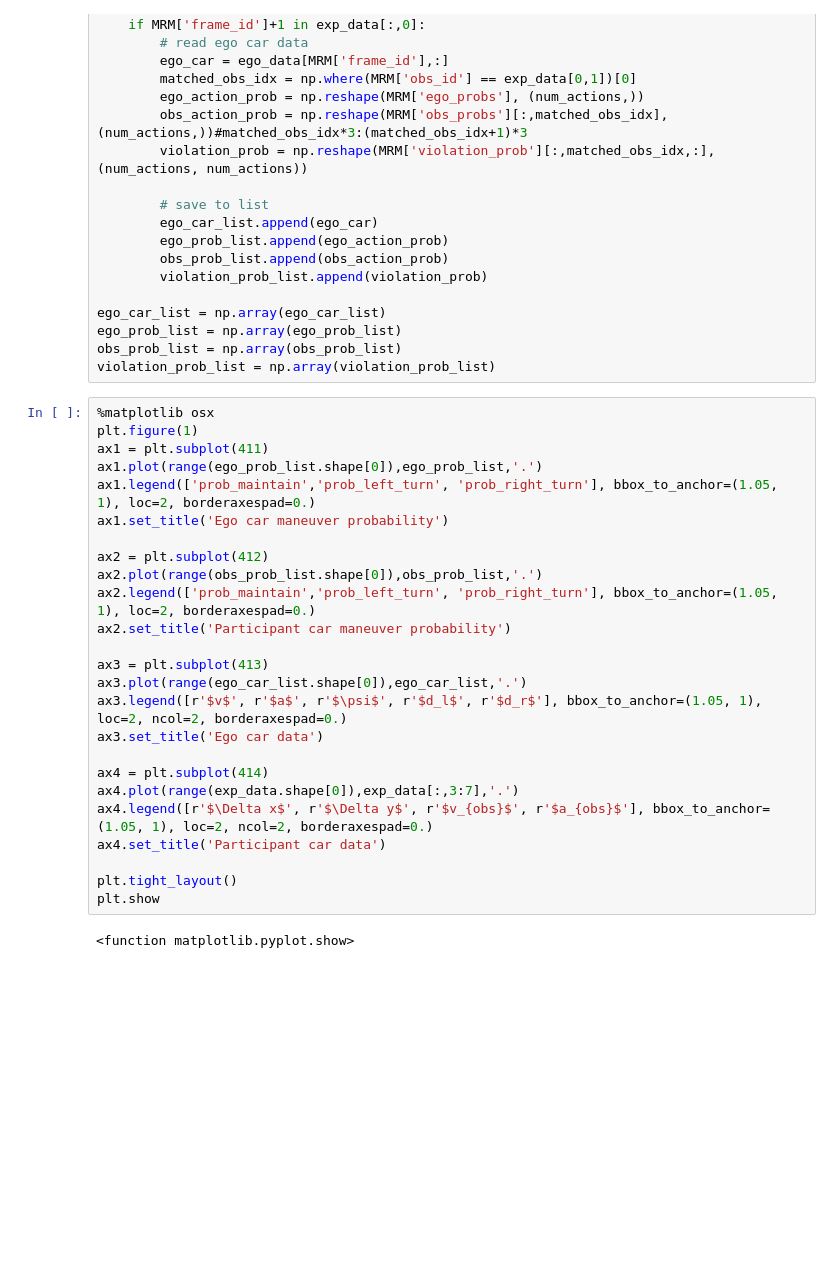
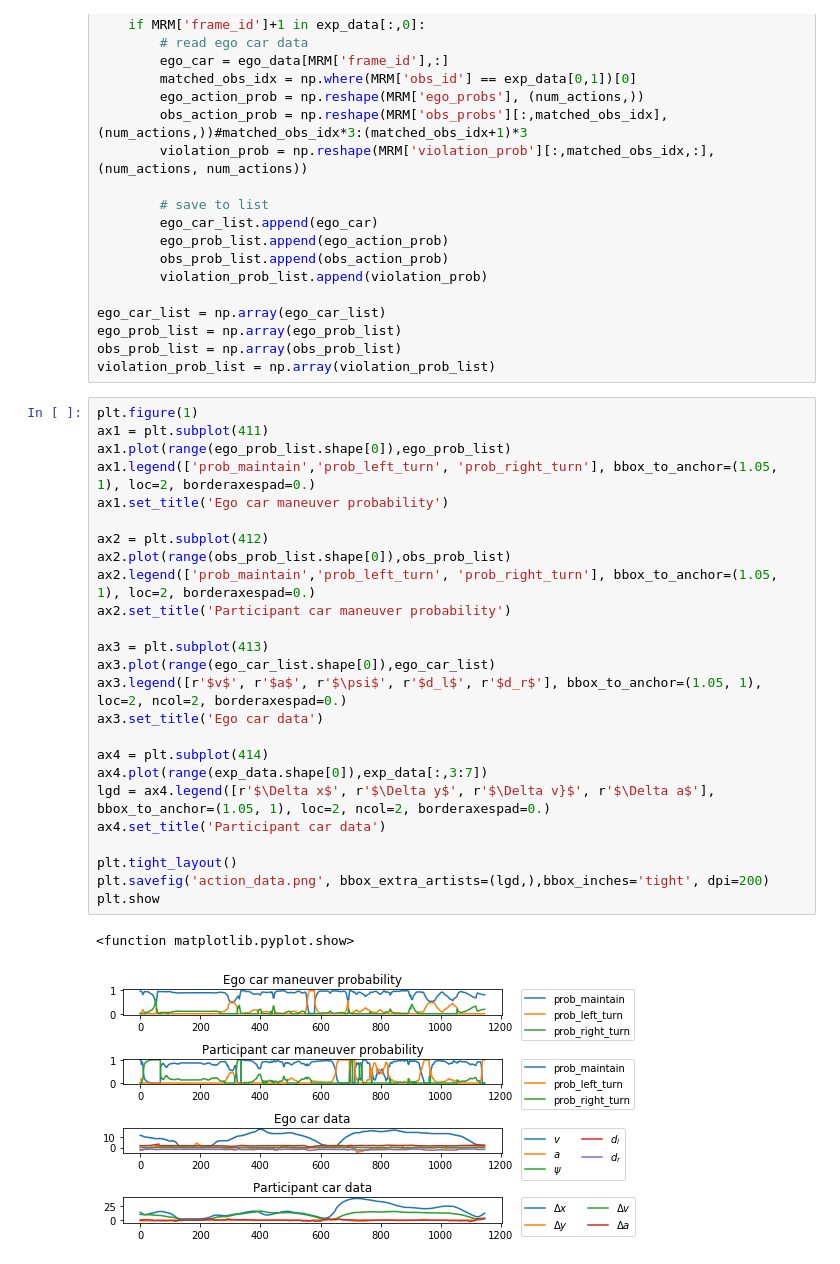
Before and after one commit to MoonBlvd/Sticky-HDP-HMM, a Jupyter notebook: hmm.ipynb, the cells around one changed output. Cells and saved outputs as stored; diff of their text form; blank space fills up the shorter version.

```diff
--- a/hmm.ipynb
+++ b/hmm.ipynb
@@ -335,29 +387,30 @@ ego_prob_list = np.array(ego_prob_list)
 obs_prob_list = np.array(obs_prob_list)
 violation_prob_list = np.array(violation_prob_list)
 # %%
-%matplotlib osx
 plt.figure(1)
 ax1 = plt.subplot(411)
-ax1.plot(range(ego_prob_list.shape[0]),ego_prob_list,'.')
+ax1.plot(range(ego_prob_list.shape[0]),ego_prob_list)
 ax1.legend(['prob_maintain','prob_left_turn', 'prob_right_turn'], bbox_to_anchor=(1.05, 1), loc=2, borderaxespad=0.)
 ax1.set_title('Ego car maneuver probability')
 
 ax2 = plt.subplot(412)
-ax2.plot(range(obs_prob_list.shape[0]),obs_prob_list,'.')
+ax2.plot(range(obs_prob_list.shape[0]),obs_prob_list)
 ax2.legend(['prob_maintain','prob_left_turn', 'prob_right_turn'], bbox_to_anchor=(1.05, 1), loc=2, borderaxespad=0.)
 ax2.set_title('Participant car maneuver probability')
 
 ax3 = plt.subplot(413)
-ax3.plot(range(ego_car_list.shape[0]),ego_car_list,'.')
+ax3.plot(range(ego_car_list.shape[0]),ego_car_list)
 ax3.legend([r'$v$', r'$a$', r'$\psi$', r'$d_l$', r'$d_r$'], bbox_to_anchor=(1.05, 1), loc=2, ncol=2, borderaxespad=0.)
 ax3.set_title('Ego car data')
 
 ax4 = plt.subplot(414)
-ax4.plot(range(exp_data.shape[0]),exp_data[:,3:7],'.')
-ax4.legend([r'$\Delta x$', r'$\Delta y$', r'$v_{obs}$', r'$a_{obs}$'], bbox_to_anchor=(1.05, 1), loc=2, ncol=2, borderaxespad=0.)
+ax4.plot(range(exp_data.shape[0]),exp_data[:,3:7])
+lgd = ax4.legend([r'$\Delta x$', r'$\Delta y$', r'$\Delta v}$', r'$\Delta a$'], bbox_to_anchor=(1.05, 1), loc=2, ncol=2, borderaxespad=0.)
 ax4.set_title('Participant car data')
 
 plt.tight_layout()
+plt.savefig('action_data.png', bbox_extra_artists=(lgd,),bbox_inches='tight', dpi=200)
 plt.show
 # %% [output]
 <function matplotlib.pyplot.show>
+[figure, added]
```
Also changed, not shown: parts of 10 cells of this notebook.
